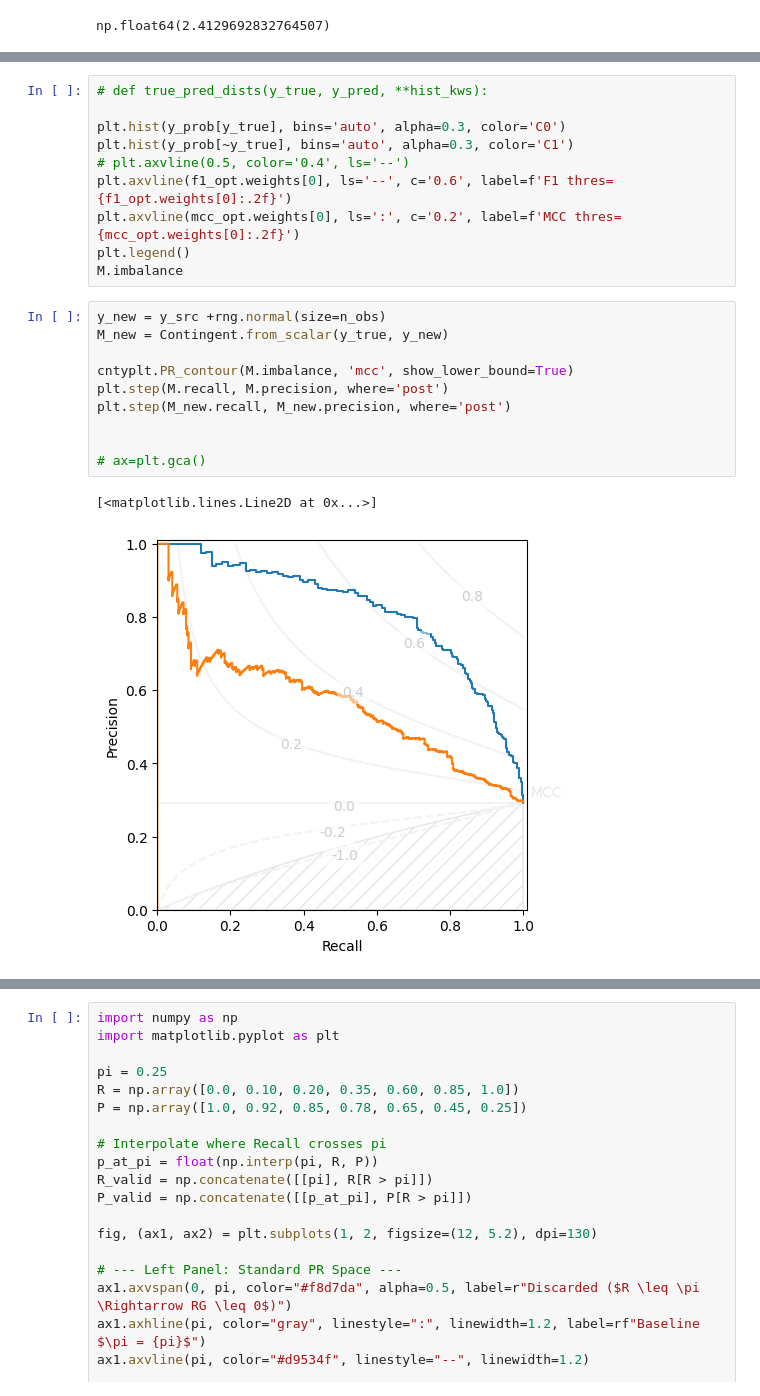
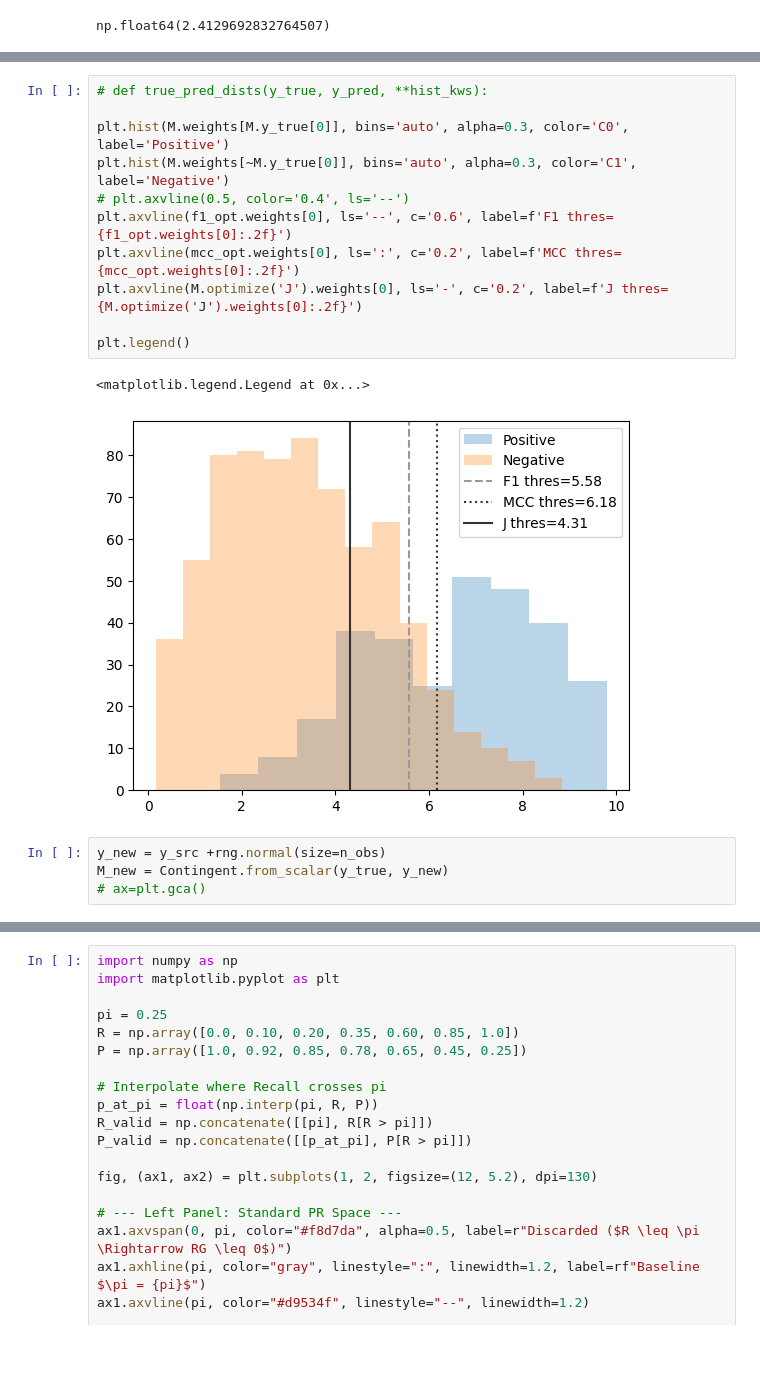
Before and after one commit to rtbs-dev/Contingency, a Jupyter notebook: examples/roc_prgain.ipynb, the cells around one changed output, grey strips where cells are left out. Drawn from its saved outputs; the diff is of its cells as text; blank space fills up the shorter version.

```diff
--- a/examples/roc_prgain.ipynb
+++ b/examples/roc_prgain.ipynb
@@ -106,23 +61,18 @@ plt.tight_layout()
 # %%
 # def true_pred_dists(y_true, y_pred, **hist_kws):
 
-plt.hist(y_prob[y_true], bins='auto', alpha=0.3, color='C0')
-plt.hist(y_prob[~y_true], bins='auto', alpha=0.3, color='C1')
+plt.hist(M.weights[M.y_true[0]], bins='auto', alpha=0.3, color='C0', label='Positive')
+plt.hist(M.weights[~M.y_true[0]], bins='auto', alpha=0.3, color='C1', label='Negative')
 # plt.axvline(0.5, color='0.4', ls='--')
 plt.axvline(f1_opt.weights[0], ls='--', c='0.6', label=f'F1 thres={f1_opt.weights[0]:.2f}')
 plt.axvline(mcc_opt.weights[0], ls=':', c='0.2', label=f'MCC thres={mcc_opt.weights[0]:.2f}')
+plt.axvline(M.optimize('J').weights[0], ls='-', c='0.2', label=f'J thres={M.optimize('J').weights[0]:.2f}')
+
 plt.legend()
-M.imbalance
+# %% [output]
+<matplotlib.legend.Legend at 0x...>
+[figure, added]
 # %%
 y_new = y_src +rng.normal(size=n_obs)
 M_new = Contingent.from_scalar(y_true, y_new)
-
-cntyplt.PR_contour(M.imbalance, 'mcc', show_lower_bound=True)
-plt.step(M.recall, M.precision, where='post')
-plt.step(M_new.recall, M_new.precision, where='post')
-
-
 # ax=plt.gca()
-# %% [output]
-[<matplotlib.lines.Line2D at 0x...>]
-[figure, removed]
```
Also changed, not shown: parts of 19 cells of this notebook.
